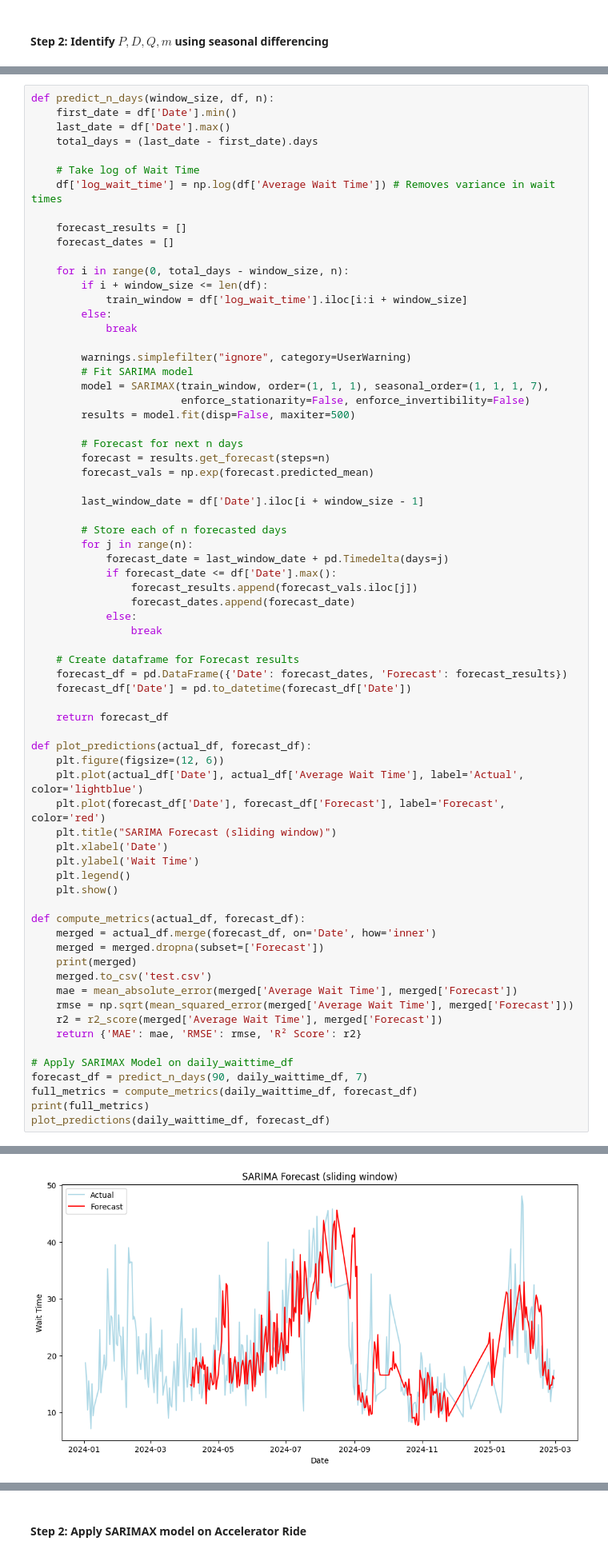
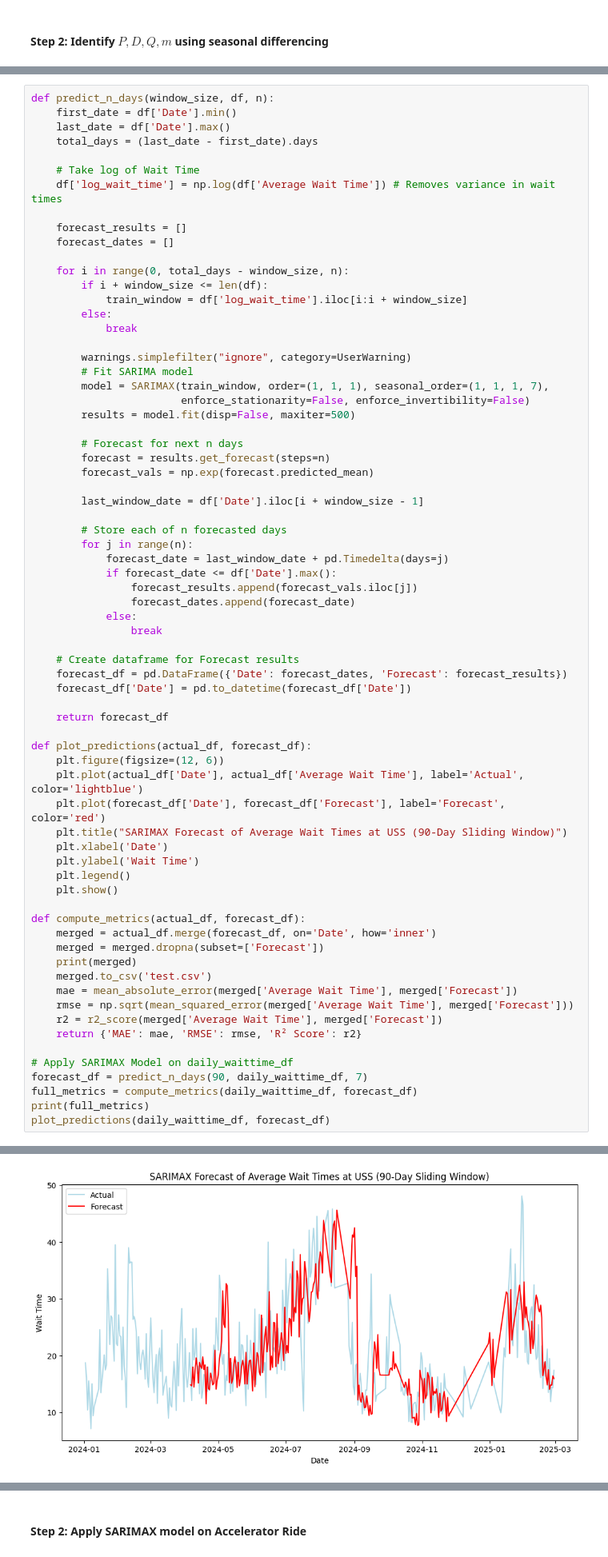
Before and after one commit to tadamaen/DSA3101-Group-Project-Group-3, a Jupyter notebook: Notebooks/Subgroup B/6.0-cyjw-demand-prediction-attractions-services.ipynb, the cells around one changed output, grey strips where cells are left out. Shown at 80% size. Drawn from its saved outputs; the diff is of its cells as text.

```diff
--- a/Notebooks/Subgroup B/6.0-cyjw-demand-prediction-attractions-services.ipynb
+++ b/Notebooks/Subgroup B/6.0-cyjw-demand-prediction-attractions-services.ipynb
@@ -1008,7 +1011,7 @@ def plot_predictions(actual_df, forecast_df):
     plt.figure(figsize=(12, 6))
     plt.plot(actual_df['Date'], actual_df['Average Wait Time'], label='Actual', color='lightblue')
     plt.plot(forecast_df['Date'], forecast_df['Forecast'], label='Forecast', color='red')
-    plt.title("SARIMA Forecast (sliding window)")
+    plt.title("SARIMAX Forecast of Average Wait Times at USS (90-Day Sliding Window)")
     plt.xlabel('Date')
     plt.ylabel('Wait Time')
     plt.legend()
@@ -1020,32 +1023,32 @@ def compute_metrics(actual_df, forecast_df):
     print(merged)
     merged.to_csv('test.csv')
     mae = mean_absolute_error(merged['Average Wait Time'], merged['Forecast'])
     rmse = np.sqrt(mean_squared_error(merged['Average Wait Time'], merged['Forecast']))
     r2 = r2_score(merged['Average Wait Time'], merged['Forecast'])
     return {'MAE': mae, 'RMSE': rmse, 'R² Score': r2}
 
 # Apply SARIMAX Model on daily_waittime_df
 forecast_df = predict_n_days(90, daily_waittime_df, 7)
 full_metrics = compute_metrics(daily_waittime_df, forecast_df)
 print(full_metrics)
 plot_predictions(daily_waittime_df, forecast_df)
 # %% [output]
           Date  Average Wait Time  Log Wait Time  Diff Wait Time  \
 0   2024-04-06          16.658983       2.812950       -0.207921
 1   2024-04-07          12.074585       2.491103       -0.321847
 2   2024-04-08          24.735620       3.208244        0.717141
 3   2024-04-09          19.276245       2.958873       -0.249371
 4   2024-04-10          20.498058       3.020330        0.061457
 ..         ...                ...            ...             ...
 218 2025-02-24          19.480483       2.969413        0.364699
 219 2025-02-25          11.890833       2.475768       -0.493645
 220 2025-02-26          14.414989       2.668269        0.192501
 221 2025-02-27          14.319796       2.661643       -0.006626
 222 2025-02-28          17.400974       2.856526        0.194883
 ... (12 lines left out)
 222      -0.046341       2.856526  15.947818
 
 [223 rows x 7 columns]
 {'MAE': 5.924688054838441, 'RMSE': 7.832022856918996, 'R² Score': 0.1564337846193623}
-[figure, old version]
+[figure, new version]
 # %% [markdown]
```
Also changed, not shown: parts of 21 cells of this notebook.
